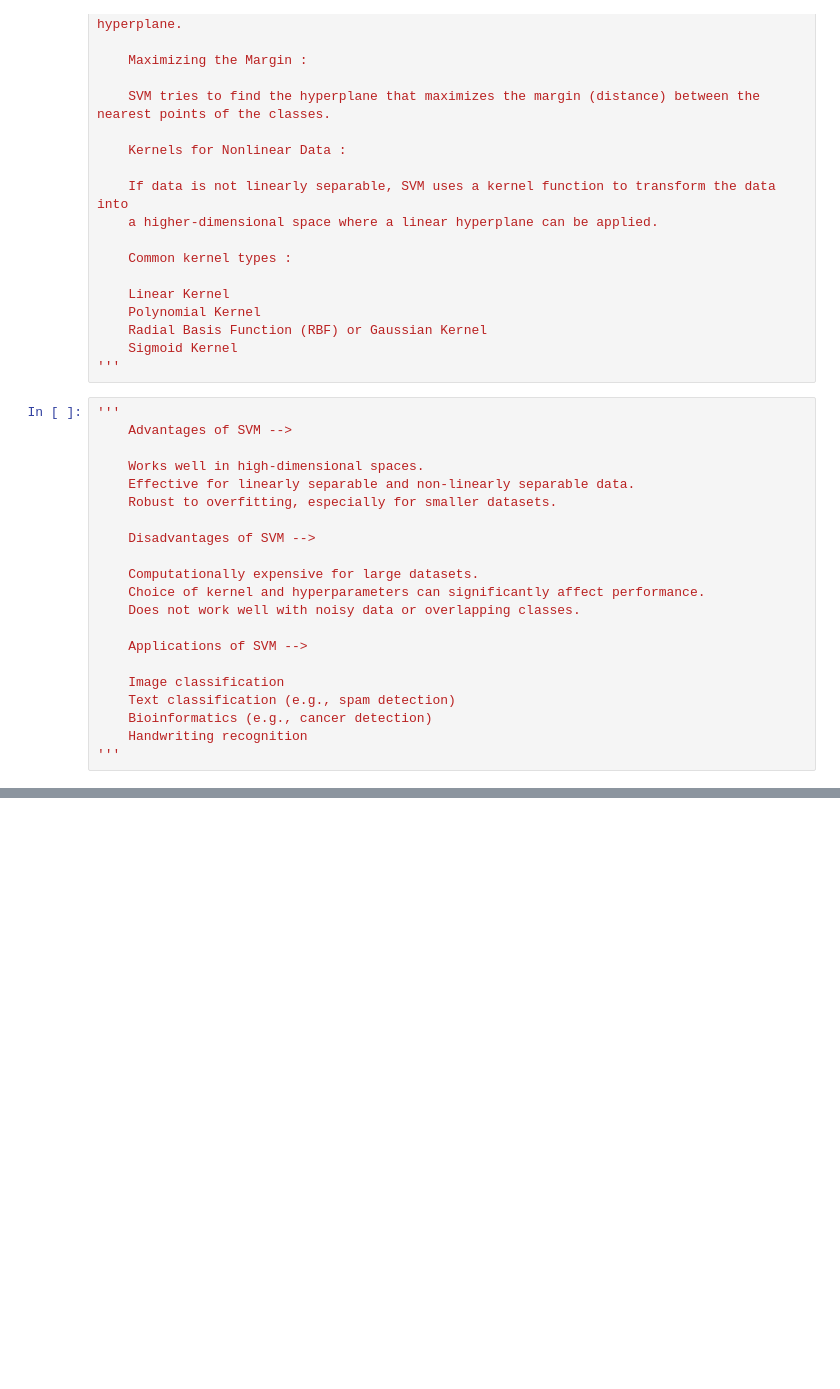
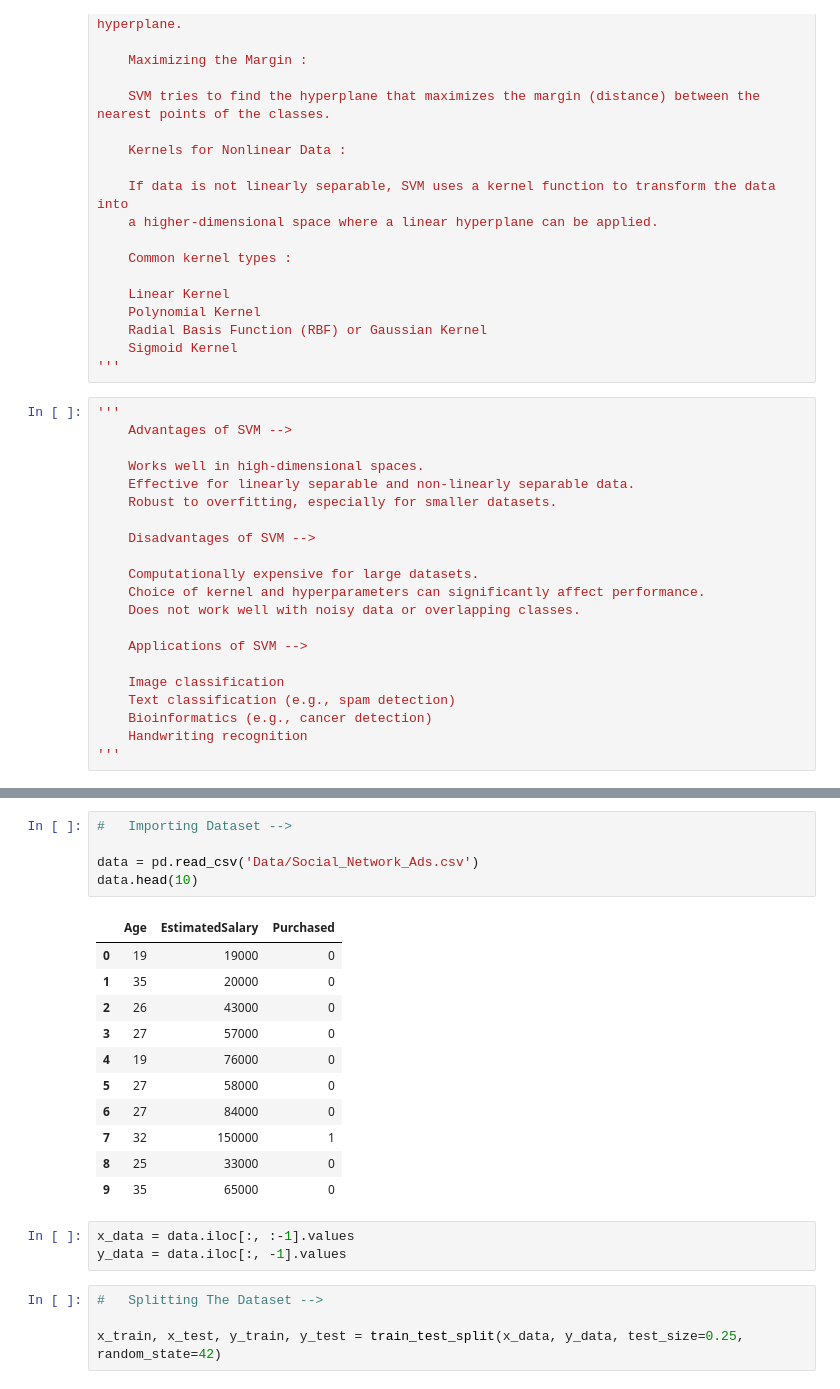
Before and after one commit to KrishnaKV2004/Machine-Learning, a Jupyter notebook: 3 Classification/3 Support Vector Machine/Support-Vector-Machine.ipynb, the cells around one changed output, grey strips where cells are left out. Drawn from its saved outputs; the diff is of its cells as text; blank space fills up the shorter version.

```diff
--- a/3 Classification/3 Support Vector Machine/Support-Vector-Machine.ipynb
+++ b/3 Classification/3 Support Vector Machine/Support-Vector-Machine.ipynb
@@ -61,0 +74,24 @@
+# %%
+#   Importing Dataset -->
+
+data = pd.read_csv('Data/Social_Network_Ads.csv')
+data.head(10)
+# %% [output]
+|  | Age | EstimatedSalary | Purchased |
+| 0 | 19 | 19000 | 0 |
+| 1 | 35 | 20000 | 0 |
+| 2 | 26 | 43000 | 0 |
+| 3 | 27 | 57000 | 0 |
+| 4 | 19 | 76000 | 0 |
+| 5 | 27 | 58000 | 0 |
+| 6 | 27 | 84000 | 0 |
+| 7 | 32 | 150000 | 1 |
+| 8 | 25 | 33000 | 0 |
+| 9 | 35 | 65000 | 0 |
+# %%
+x_data = data.iloc[:, :-1].values
+y_data = data.iloc[:, -1].values
+# %%
+#   Splitting The Dataset -->
+
+x_train, x_test, y_train, y_test = train_test_split(x_data, y_data, test_size=0.25, random_state=42)
```
Also changed, not shown: parts of 13 cells of this notebook, 1 other file.
